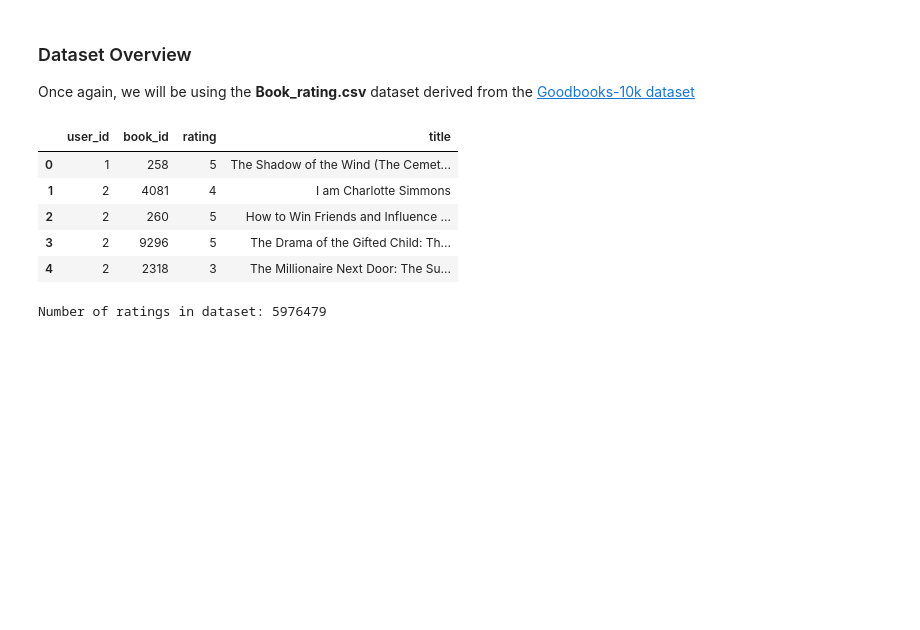
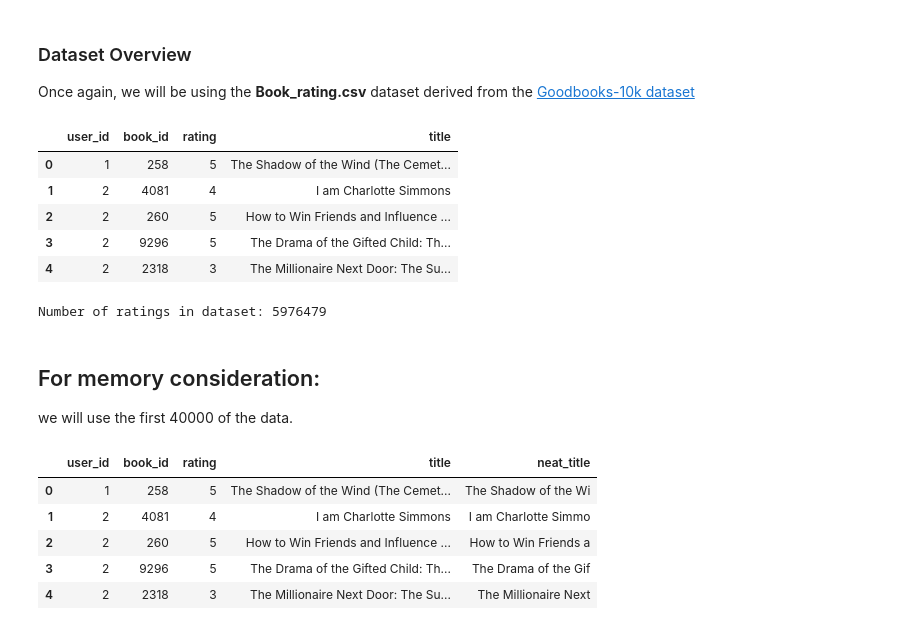
Before and after one commit to EbrahemHassan132/goodbooks-10k, a Jupyter notebook: Bulding_the_recommender_system.ipynb, the cells around one changed output. Saved outputs shown, nothing was run; the diff lists cells and outputs as text; code cells hidden in the pictures; blank space fills up the shorter version.

```diff
--- a/Bulding_the_recommender_system.ipynb
+++ b/Bulding_the_recommender_system.ipynb
@@ -451,3 +448,16 @@ book_ratings.head()
 print (f'Number of ratings in dataset: {book_ratings.shape[0]}')
 # %% [output]
 Number of ratings in dataset: 5976479
+# %% [markdown]
+## For memory consideration:
+we will use the first 40000 of the data.
+# %%
+book_ratings_reduced = book_ratings.iloc[:40000, :]
+book_ratings_reduced.head()
+# %% [output]
+|  | user_id | book_id | rating | title | neat_title |
+| 0 | 1 | 258 | 5 | The Shadow of the Wind (The Cemet... | The Shadow of the Wi |
+| 1 | 2 | 4081 | 4 | I am Charlotte Simmons | I am Charlotte Simmo |
+| 2 | 2 | 260 | 5 | How to Win Friends and Influence ... | How to Win Friends a |
+| 3 | 2 | 9296 | 5 | The Drama of the Gifted Child: Th... | The Drama of the Gif |
+| 4 | 2 | 2318 | 3 | The Millionaire Next Door: The Su... | The Millionaire Next |
```
Also changed, not shown: parts of 15 cells of this notebook.
